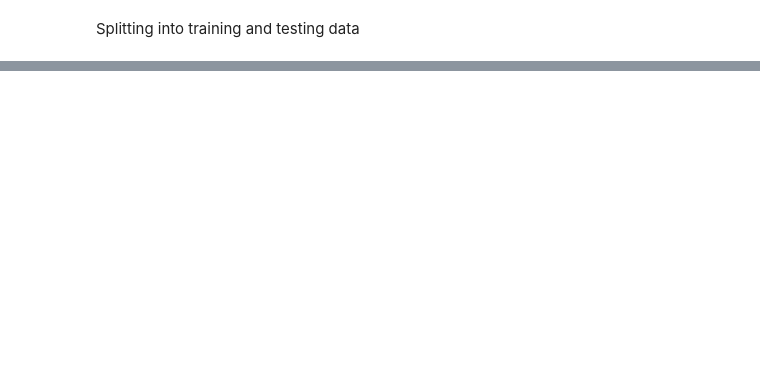
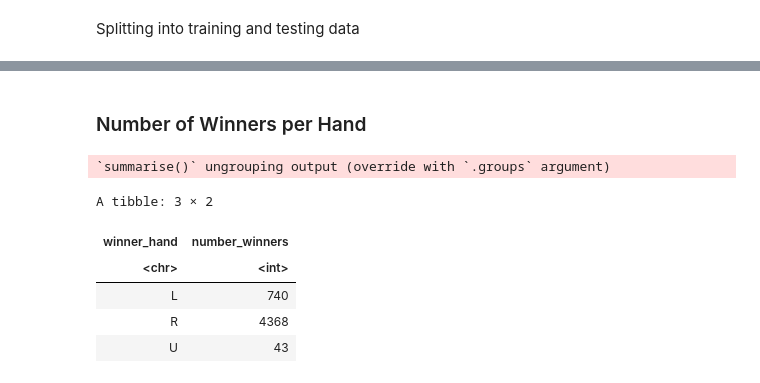
Before and after one commit to zhangLily2020/DSCI-100-Group-Project, a Jupyter notebook: proposal.ipynb, the cells around one changed output, grey strips where cells are left out. Cells and saved outputs as stored; diff of their text form; code cells hidden in the pictures; blank space fills up the shorter version.

```diff
--- a/proposal.ipynb
+++ b/proposal.ipynb
@@ -88,0 +105,17 @@ A tibble: 1715 × 50
+# %% [markdown]
+### Number of Winners per Hand
+# %%
+tennis_num_winners_hand <- tennis_train %>%
+    select(winner_hand) %>%
+    group_by(winner_hand) %>%
+    summarize(number_winners = n())
+
+tennis_num_winners_hand
+# %% [output]
+`summarise()` ungrouping output (override with `.groups` argument)
+A tibble: 3 × 2
+| winner_hand | number_winners |
+| <chr> | <int> |
+| L | 740 |
+| R | 4368 |
+| U | 43 |
```
Also changed, not shown: parts of 2 cells of this notebook.
